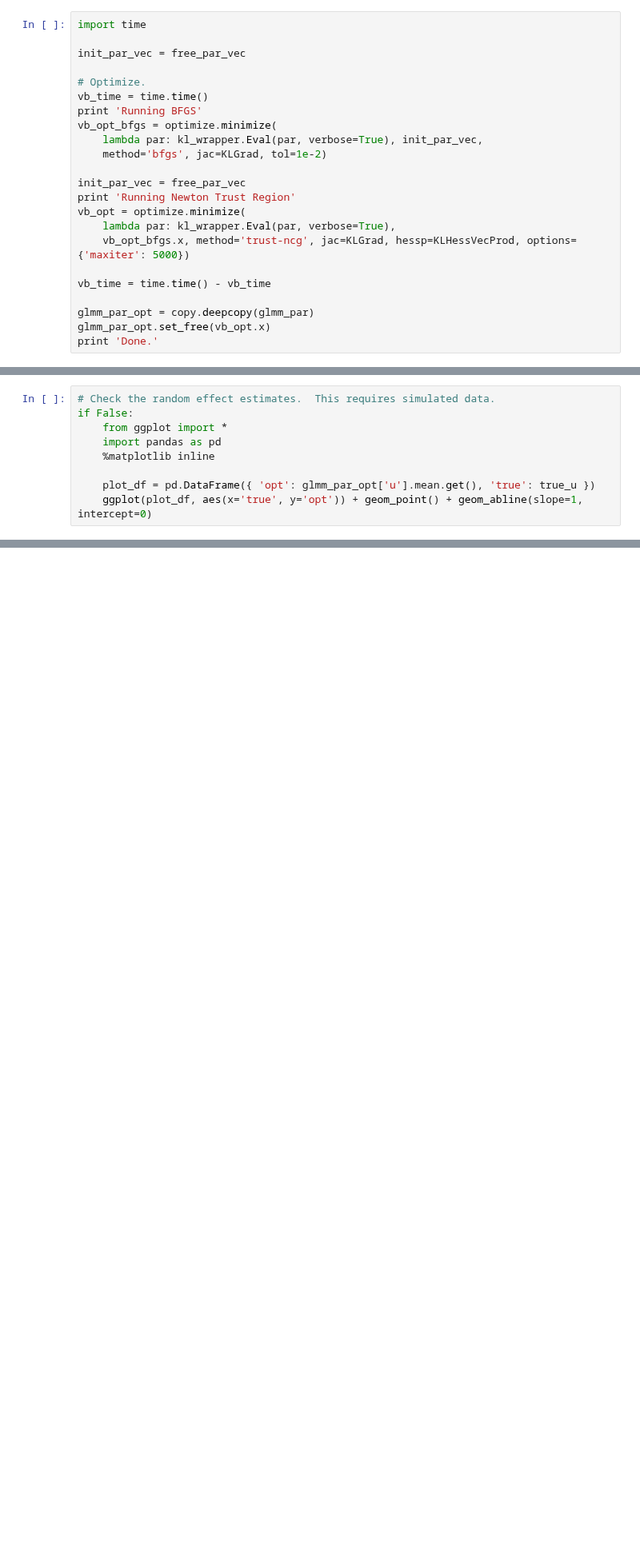
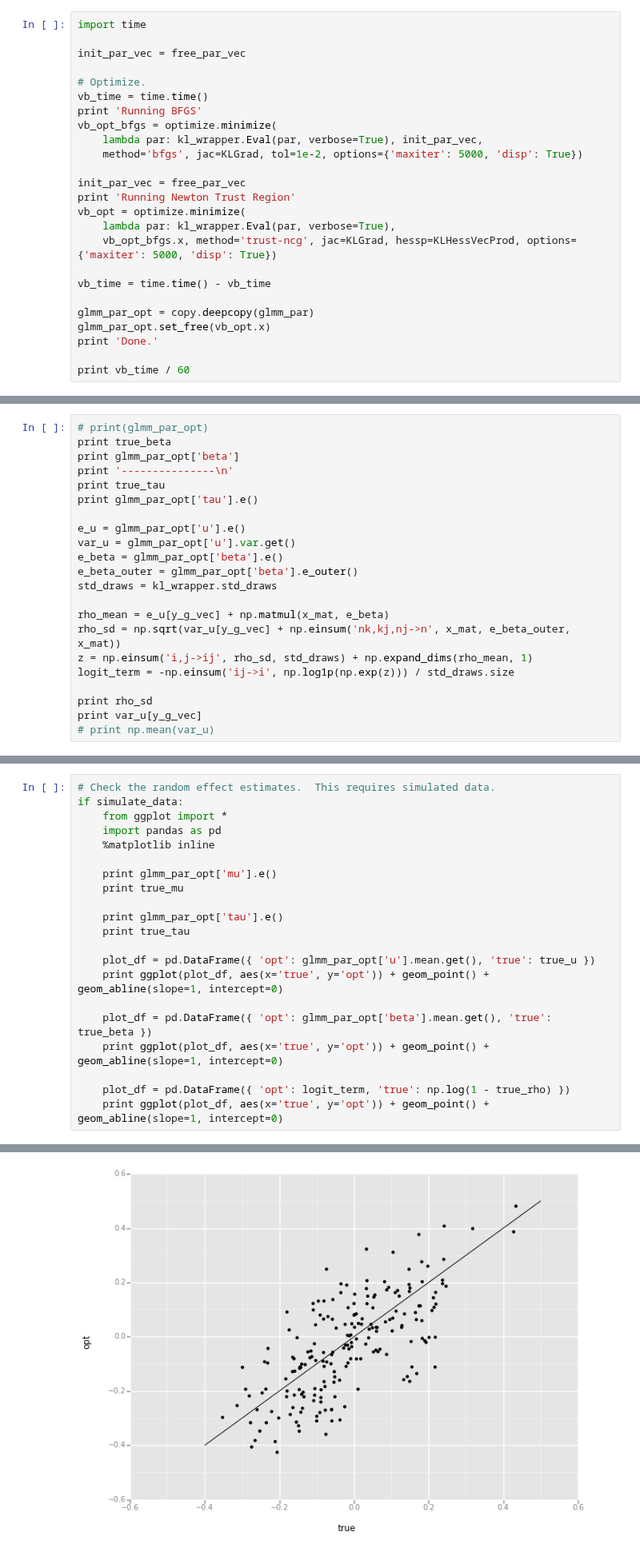
Before and after one commit to rgiordan/LinearResponseVariationalBayes.py, a Jupyter notebook: LogisticGLMM.ipynb, the cells around one changed output, grey strips where cells are left out. Shown at 80% size. Cells and saved outputs as stored; diff of their text form; blank space fills up the shorter version.

Commit message:
Fixed bug in GLMM log likelihood

```diff
--- a/LogisticGLMM.ipynb
+++ b/LogisticGLMM.ipynb
@@ -253,16 +274,18 @@ vb_time = time.time()
 print 'Running BFGS'
 vb_opt_bfgs = optimize.minimize(
     lambda par: kl_wrapper.Eval(par, verbose=True), init_par_vec,
-    method='bfgs', jac=KLGrad, tol=1e-2)
+    method='bfgs', jac=KLGrad, tol=1e-2, options={'maxiter': 5000, 'disp': True})
 
 init_par_vec = free_par_vec
 print 'Running Newton Trust Region'
 vb_opt = optimize.minimize(
     lambda par: kl_wrapper.Eval(par, verbose=True),
-    vb_opt_bfgs.x, method='trust-ncg', jac=KLGrad, hessp=KLHessVecProd, options={'maxiter': 5000})
+    vb_opt_bfgs.x, method='trust-ncg', jac=KLGrad, hessp=KLHessVecProd, options={'maxiter': 5000, 'disp': True})
 
 vb_time = time.time() - vb_time
 
 glmm_par_opt = copy.deepcopy(glmm_par)
 glmm_par_opt.set_free(vb_opt.x)
 print 'Done.'
+
+print vb_time / 60
@@ -272,0 +310,22 @@ print(glmm_par_opt)
+# %%
+# print(glmm_par_opt)
+print true_beta
+print glmm_par_opt['beta']
+print '---------------\n'
+print true_tau
+print glmm_par_opt['tau'].e()
+
+e_u = glmm_par_opt['u'].e()
+var_u = glmm_par_opt['u'].var.get()
+e_beta = glmm_par_opt['beta'].e()
+e_beta_outer = glmm_par_opt['beta'].e_outer()
+std_draws = kl_wrapper.std_draws
+
+rho_mean = e_u[y_g_vec] + np.matmul(x_mat, e_beta)
+rho_sd = np.sqrt(var_u[y_g_vec] + np.einsum('nk,kj,nj->n', x_mat, e_beta_outer, x_mat))
+z = np.einsum('i,j->ij', rho_sd, std_draws) + np.expand_dims(rho_mean, 1)
+logit_term = -np.einsum('ij->i', np.log1p(np.exp(z))) / std_draws.size
+
+print rho_sd
+print var_u[y_g_vec]
+# print np.mean(var_u)
@@ -273,9 +350,22 @@ print(glmm_par_opt)
 # %%
 # Check the random effect estimates.  This requires simulated data.
-if False:
+if simulate_data:
     from ggplot import *
     import pandas as pd
     %matplotlib inline
 
+    print glmm_par_opt['mu'].e()
+    print true_mu
+
+    print glmm_par_opt['tau'].e()
+    print true_tau
+
     plot_df = pd.DataFrame({ 'opt': glmm_par_opt['u'].mean.get(), 'true': true_u })
-    ggplot(plot_df, aes(x='true', y='opt')) + geom_point() + geom_abline(slope=1, intercept=0)
+    print ggplot(plot_df, aes(x='true', y='opt')) + geom_point() + geom_abline(slope=1, intercept=0)
+
+    plot_df = pd.DataFrame({ 'opt': glmm_par_opt['beta'].mean.get(), 'true': true_beta })
+    print ggplot(plot_df, aes(x='true', y='opt')) + geom_point() + geom_abline(slope=1, intercept=0)
+
+    plot_df = pd.DataFrame({ 'opt': logit_term, 'true': np.log(1 - true_rho) })
+    print ggplot(plot_df, aes(x='true', y='opt')) + geom_point() + geom_abline(slope=1, intercept=0)
+# %% [output]
@@ -281,0 +376 @@ if False:
+[figure, added]
```
Also changed, not shown: parts of 15 cells of this notebook, 2 other files.
